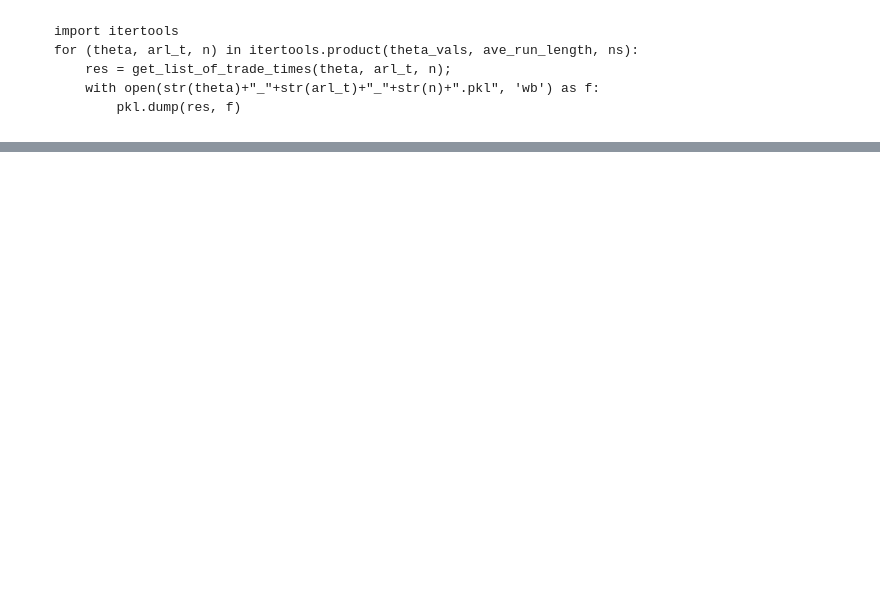
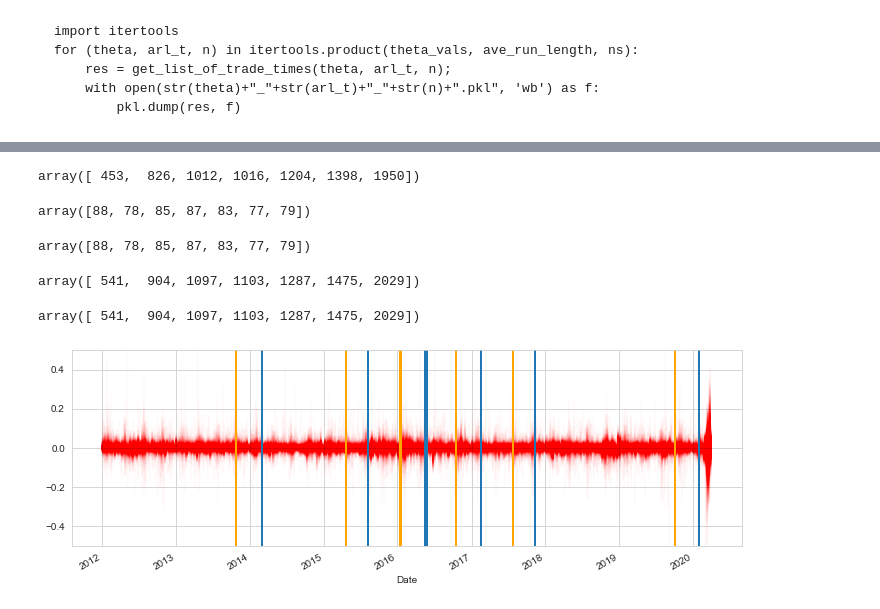
Before and after one commit to davidislip/ECE1505-Project, a Jupyter notebook: Data_ChangeDetection.ipynb, the cells around one changed output, grey strips where cells are left out. Cells and saved outputs as stored; diff of their text form; code cells hidden in the pictures; blank space fills up the shorter version.

Commit message:
updated rebalancing times logic

```diff
--- a/Data_ChangeDetection.ipynb
+++ b/Data_ChangeDetection.ipynb
@@ -463,11 +473,3 @@ def get_list_of_trade_times(theta_val, ARL_target, n, limit=2*int(len(R)/n)):
         res = get_list_of_trade_times(theta, arl_t, n);
         with open(str(theta)+"_"+str(arl_t)+"_"+str(n)+".pkl", 'wb') as f:
             pkl.dump(res, f)
-# %%
-res = get_list_of_trade_times(theta, arl_t, n);
-with open(str(theta)+"_"+str(arl_t)+"_"+str(n)+".pkl", 'wb') as f:
-    pkl.dump(res, f)
-# %%
-theta = 0.5
-arl_t = 1000
-n = 60
@@ -480,3 +539,6 @@ post_detections = post_detections[np.array(res['ARL']) >arl_t]
+# %%
+estimation_window = 65;
+res, res_times, post_detection_times, post_detections, delta, arl_t, n, post_detection_times_updated, res_times_updated = retrieve_rebalancing_info(filename, estimation_window)
 # %%
 res_times
 # %% [output]
@@ -505,0 +550,24 @@ for i in res_times:
+# %%
+post_detection_times
+# %% [output]
+array([ 453,  826, 1012, 1016, 1204, 1398, 1950])
+# %%
+res_times - post_detection_times
+# %% [output]
+array([88, 78, 85, 87, 83, 77, 79])
+# %%
+np.maximum(res_times - post_detection_times, 65)
+# %% [output]
+array([88, 78, 85, 87, 83, 77, 79])
+# %%
+np.maximum(res_times - post_detection_times, 65) + post_detection_times
+# %% [output]
+array([ 541,  904, 1097, 1103, 1287, 1475, 2029])
+# %%
+res_times_updated
+# %% [output]
+array([ 541,  904, 1097, 1103, 1287, 1475, 2029])
+# %%
+plot_times(R,post_detection_times, res_times)
+# %% [output]
+[figure, added]
```
Also changed, not shown: parts of 12 cells of this notebook.
